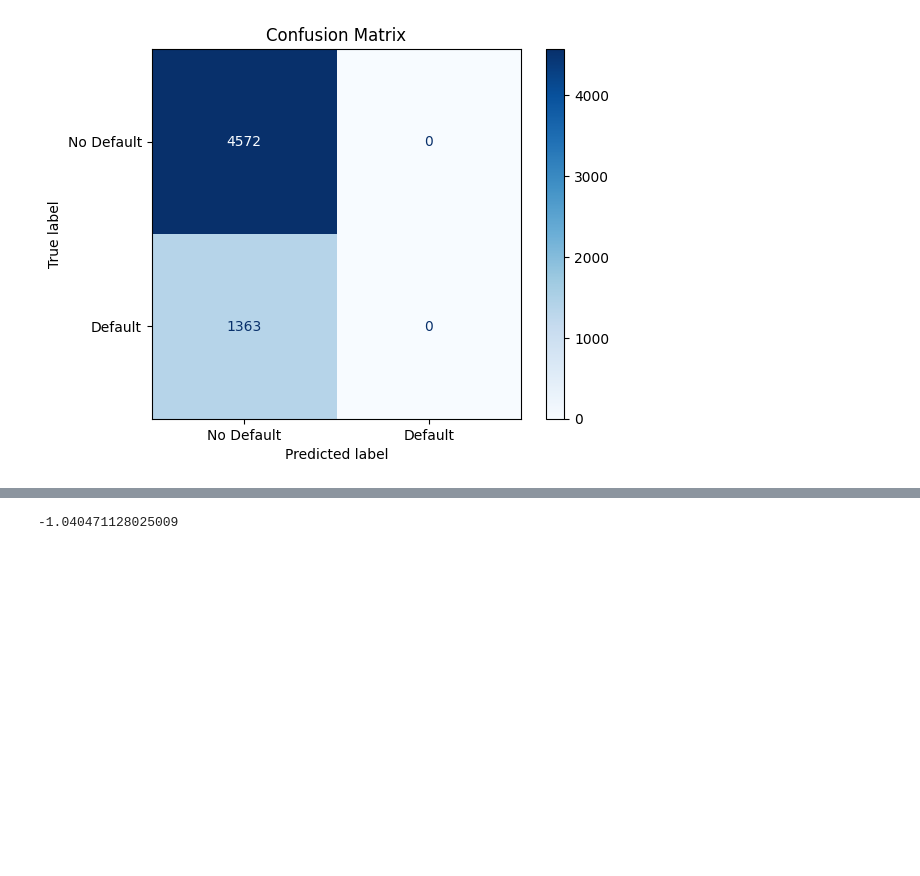
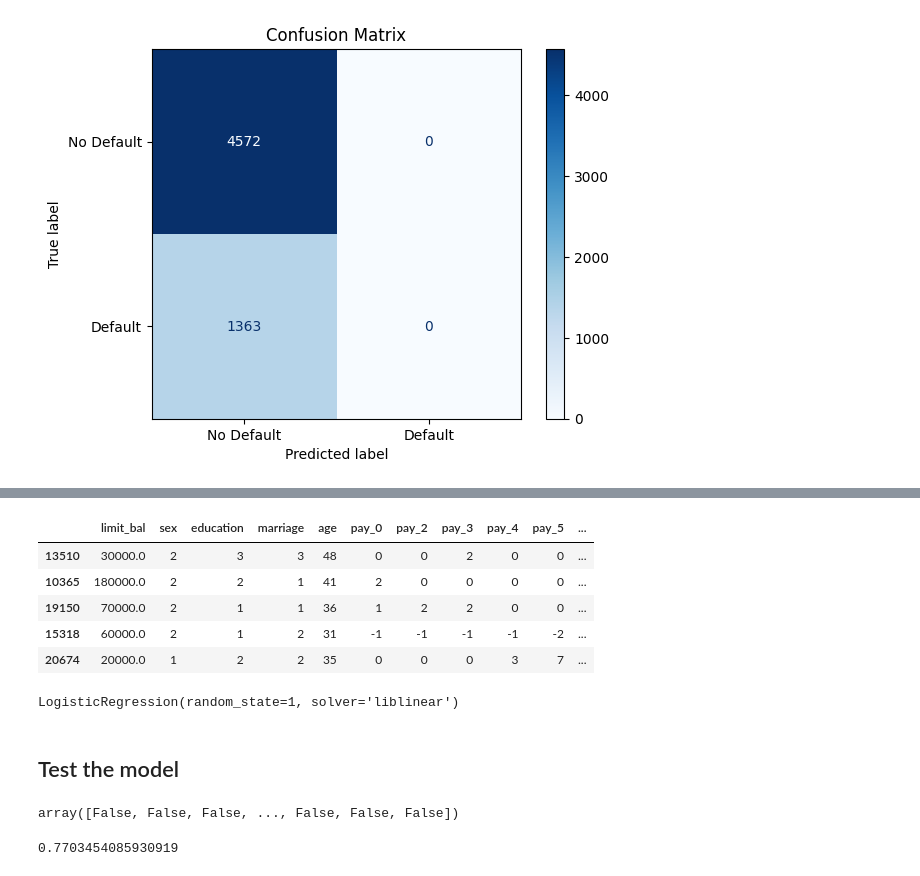
Before and after one commit to jmohsbeck1/jpmc_mle, a Jupyter notebook: Credit_Default_Lab.ipynb, the cells around one changed output, grey strips where cells are left out. Drawn from its saved outputs; the diff is of its cells as text; code cells hidden in the pictures; blank space fills up the shorter version.

```diff
--- a/Credit_Default_Lab.ipynb
+++ b/Credit_Default_Lab.ipynb
@@ -651,0 +656,4 @@ X_small_train = df_train[small_subset]
+# %%
+X_val.drop(['bill_amt1', 'bill_amt2', 'bill_amt3', 'bill_amt4', 'bill_amt5', 'bill_amt6'], axis=1, inplace=True)
+
+X_val.drop(['pay_amt1','pay_amt2','pay_amt3', 'pay_amt4', 'pay_amt5', 'pay_amt6'], axis=1, inplace=True)
@@ -652,8 +671,17 @@ X_small_train = df_train[small_subset]
+# %%
+X_val.head()
+# %% [output]
+|  | limit_bal | sex | education | marriage | age | pay_0 | pay_2 | pay_3 | pay_4 | pay_5 | ... |
+| 13510 | 30000.0 | 2 | 3 | 3 | 48 | 0 | 0 | 2 | 0 | 0 | ... |
+| 10365 | 180000.0 | 2 | 2 | 1 | 41 | 2 | 0 | 0 | 0 | 0 | ... |
+| 19150 | 70000.0 | 2 | 1 | 1 | 36 | 1 | 2 | 2 | 0 | 0 | ... |
+| 15318 | 60000.0 | 2 | 1 | 2 | 31 | -1 | -1 | -1 | -1 | -2 | ... |
+| 20674 | 20000.0 | 1 | 2 | 2 | 35 | 0 | 0 | 0 | 3 | 7 | ... |
 # %%
-model_small = LogisticRegression(solver='liblinear', random_state=1)
+model = LogisticRegression(solver='liblinear', random_state=1)
 
-model_small.fit(X_small_train, y_train)
-
-model_small.intercept_[0] #Check the bias
+model.fit(X_train, y_train)
 # %% [output]
--1.040471128025009
+LogisticRegression(random_state=1, solver='liblinear')
+# %% [markdown]
+## Test the model
@@ -659,0 +690,12 @@ model_small.intercept_[0] #Check the bias
+# %%
+y_pred = model.predict_proba(X_val)[:, 1]
+
+y_pred >= 0.5
+# %% [output]
+array([False, False, False, ..., False, False, False])
+# %%
+defaulted = y_pred >= 0.5
+
+(y_val == defaulted).mean() #Quality Measure called ACCURACY
+# %% [output]
+0.7703454085930919
```
Also changed, not shown: parts of 14 cells of this notebook.
